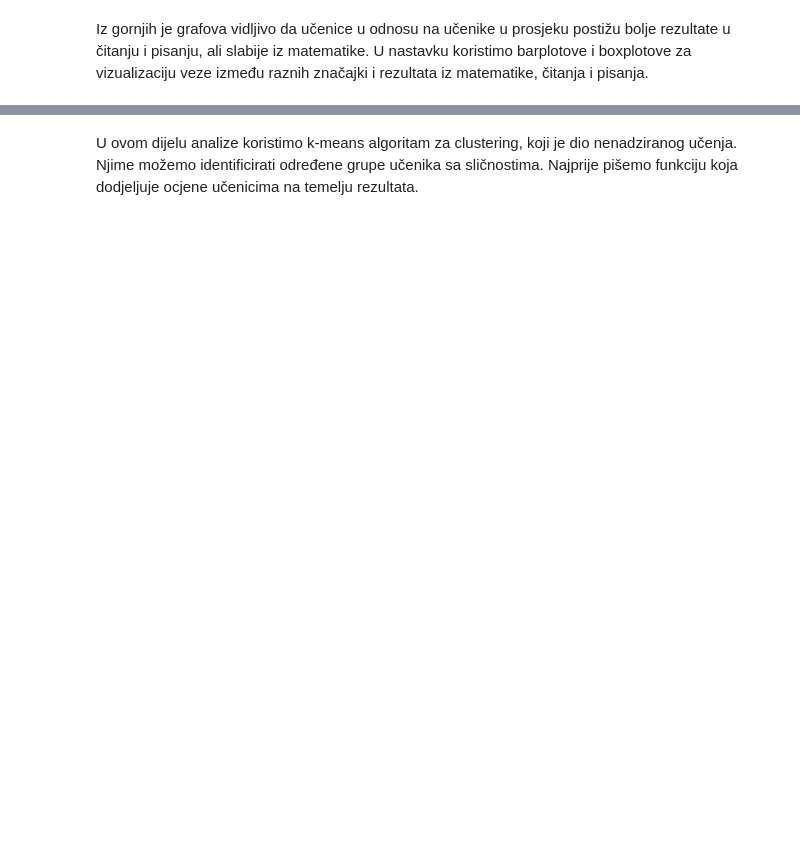
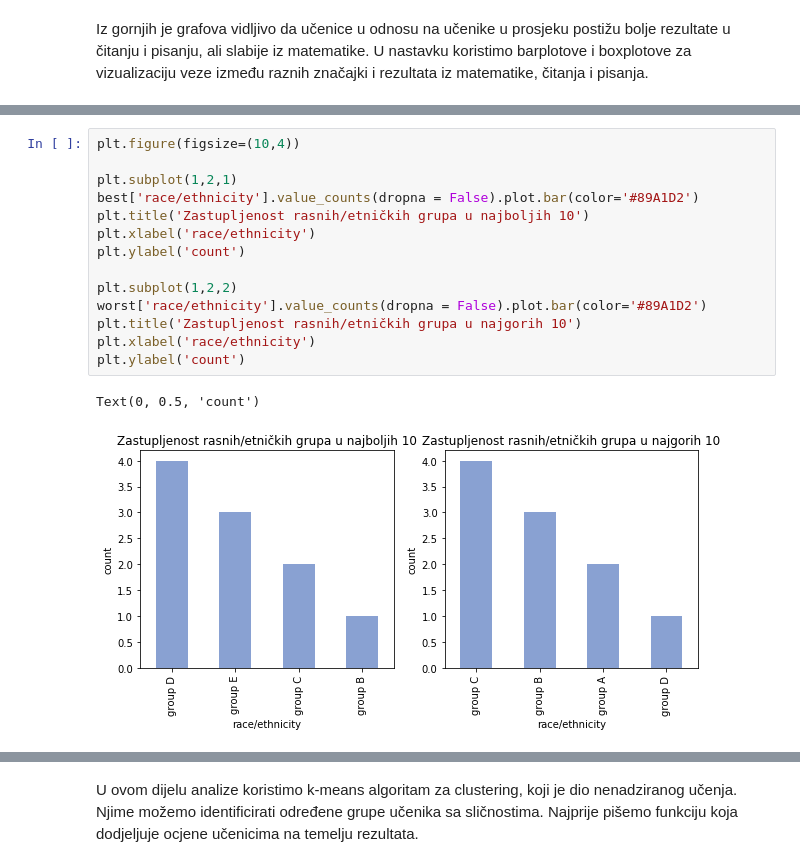
Before and after one commit to lojelen/MS_DZ1, a Jupyter notebook: DZ1.ipynb, the cells around one changed output, grey strips where cells are left out. Cells and saved outputs as stored; diff of their text form; blank space fills up the shorter version.

```diff
--- a/DZ1.ipynb
+++ b/DZ1.ipynb
@@ -331,0 +413,17 @@ regressor.score(X_test, y_test)
+# %%
+plt.figure(figsize=(10,4))
+
+plt.subplot(1,2,1)
+best['race/ethnicity'].value_counts(dropna = False).plot.bar(color='#89A1D2')
+plt.title('Zastupljenost rasnih/etničkih grupa u najboljih 10')
+plt.xlabel('race/ethnicity')
+plt.ylabel('count')
+
+plt.subplot(1,2,2)
+worst['race/ethnicity'].value_counts(dropna = False).plot.bar(color='#89A1D2')
+plt.title('Zastupljenost rasnih/etničkih grupa u najgorih 10')
+plt.xlabel('race/ethnicity')
+plt.ylabel('count')
+# %% [output]
+Text(0, 0.5, 'count')
+[figure, added]
```
Also changed, not shown: parts of 110 cells of this notebook, 4 other files.
